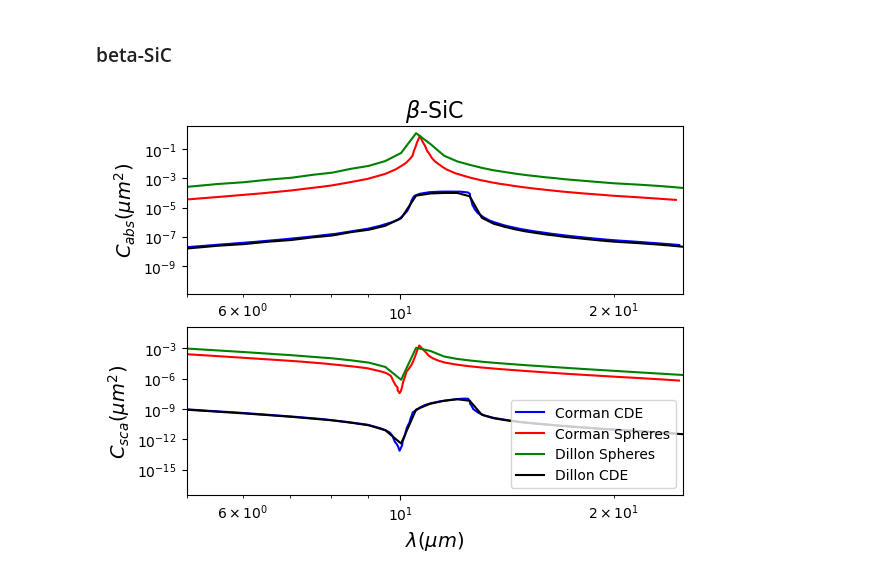
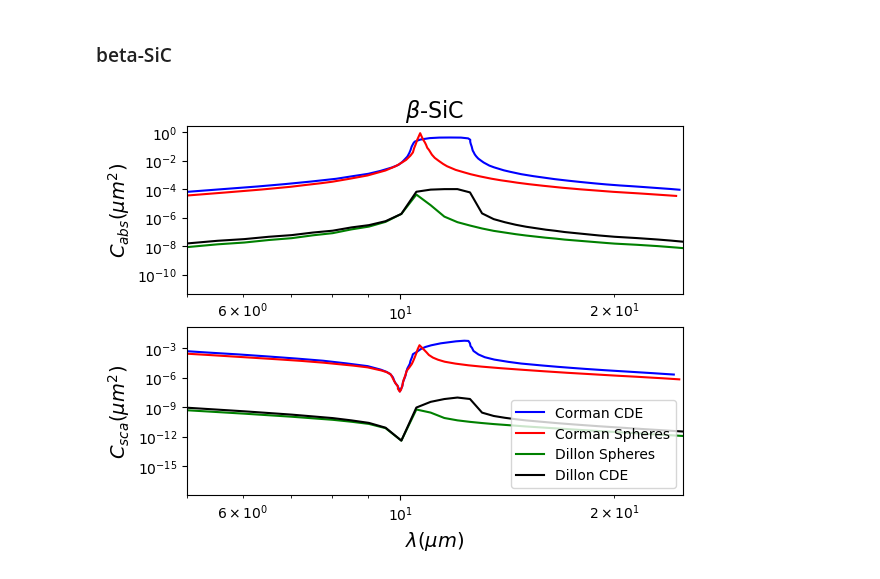
Before and after one commit to astroseandillon/Sean-Dusty, a Jupyter notebook: plot factory.ipynb, the cells around one changed output. Saved outputs shown, nothing was run; the diff lists cells and outputs as text; code cells hidden in the pictures.

Commit message:
undid scaling on corman plots

```diff
--- a/plot factory.ipynb
+++ b/plot factory.ipynb
@@ -191,37 +191,37 @@ x6, y6, z6 = np.loadtxt('beta-SiCCDE.dat', unpack=True)
 
 
 # y3*=1e-4
-y1*=3e-4
-y2*=2e-6
-y5*=3e4
-z5*=2e6
+# y1*=3e-4
+# y2*=2e-6
+# y5*=3e4
+# z5*=2e6
 
 
 fig, ax = plt.subplots(2,1)
 
 ax[0].set(xscale='log', yscale='log')
 ax[1].set(xscale='log', yscale='log')
 
 ax[0].set_title(title, fontsize=16)
 ax[1].set_xlabel(r'$\lambda (\mu m)$', fontsize=14)
 ax[0].set_ylabel(r'$C_{abs} (\mu m^2)$', fontsize=14)
 ax[1].set_ylabel(r'$C_{sca} (\mu m^2)$', fontsize=14)
 #Cabs is on ax[0], Csca is on ax[1]
 ax[0].set_xlim(5,25)
 ax[1].set_xlim(5,25)
 # ax[1].set_ylim(1e-14, 1e-8)
 #Cabs plots
 ax[0].plot(x1, y1, 'b', label='Corman CDE')
 ax[0].plot(x3, y3, 'r', label='Corman Spheres')
 ax[0].plot(x5, y5, 'g', label='Dillon Spheres')
 ax[0].plot(x6, y6, 'k', label='Dillon CDE')
 #Csca plots
 ax[1].plot(x2, y2, 'b', label='Corman CDE')
 ax[1].plot(x4, y4, 'r', label='Corman Spheres')
 ax[1].plot(x5, z5, 'g', label='Dillon Spheres')
 ax[1].plot(x6, z6, 'k', label='Dillon CDE')
 
 ax[1].legend(loc='lower right')
 plt.savefig(fd+"{}.png".format(title))
 # %% [output]
-[figure, old version]
+[figure, new version]
```
